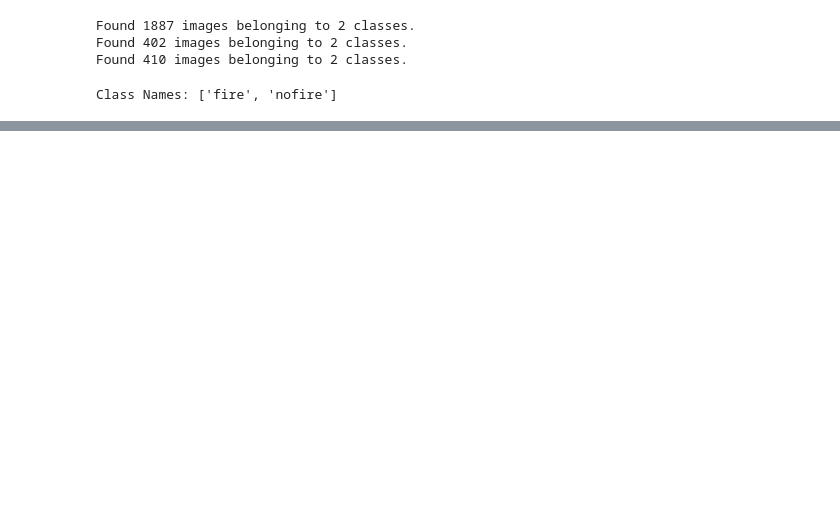
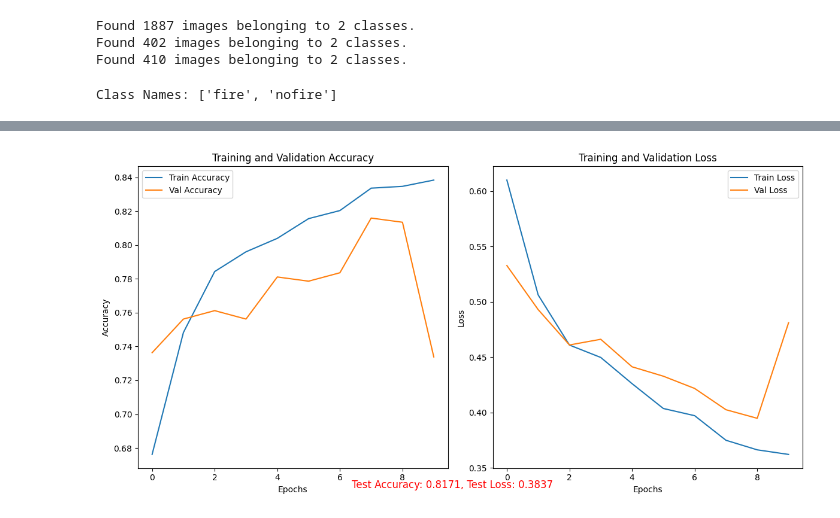
Before and after one commit to luffystxr/week2, a Jupyter notebook: Forest_Fire_Detection.ipynb, the cells around one changed output, grey strips where cells are left out. Cells and saved outputs as stored; diff of their text form; code cells hidden in the pictures; blank space fills up the shorter version.

```diff
--- a/Forest_Fire_Detection.ipynb
+++ b/Forest_Fire_Detection.ipynb
@@ -152,8 +170,12 @@ model = Sequential([
 ]
 )
 # %%
-model.compile(optimizer='adam',
-              loss='binary_crossentropy',
-              metrics=['accuracy'])
+from tensorflow.keras.optimizers import Adam  # ✅ Import this
+
+model.compile(
+    optimizer=Adam(learning_rate=1e-4),  # ✅ Use capital A
+    loss='binary_crossentropy',
+    metrics=['accuracy']
+)
 model.summary()
 # %% [output]
@@ -180,0 +272,38 @@ Model: "sequential"
+# %%
+# Test the model on the test set
+test_loss, test_accuracy = model.evaluate(test_generator)
+
+print(f"Test Loss: {test_loss}")
+print(f"Test Accuracy: {test_accuracy}")
+
+# Now plot the results for accuracy and loss
+# If you want to visualize both training/validation and test results together
+
+# Assuming you already have the history from model training
+# Plot training & validation accuracy
+plt.figure(figsize=(12, 6))
+plt.subplot(1, 2, 1)
+plt.plot(history.history['accuracy'], label='Train Accuracy')
+plt.plot(history.history['val_accuracy'], label='Val Accuracy')
+plt.title('Training and Validation Accuracy')
+plt.xlabel('Epochs')
+plt.ylabel('Accuracy')
+plt.legend()
+
+# Plot training & validation loss
+plt.subplot(1, 2, 2)
+plt.plot(history.history['loss'], label='Train Loss')
+plt.plot(history.history['val_loss'], label='Val Loss')
+plt.title('Training and Validation Loss')
+plt.xlabel('Epochs')
+plt.ylabel('Loss')
+plt.legend()
+
+# Now you can add the test accuracy and loss as a final point
+plt.figtext(0.5, 0.05, f"Test Accuracy: {test_accuracy:.4f}, Test Loss: {test_loss:.4f}",
+            ha='center', va='center', fontsize=12, color='red')
+
+# Show the plots
+plt.tight_layout()
+plt.show()
+# %% [output]
@@ -180,0 +313 @@ Model: "sequential"
+[figure, added]
```
Also changed, not shown: parts of 17 cells of this notebook.
